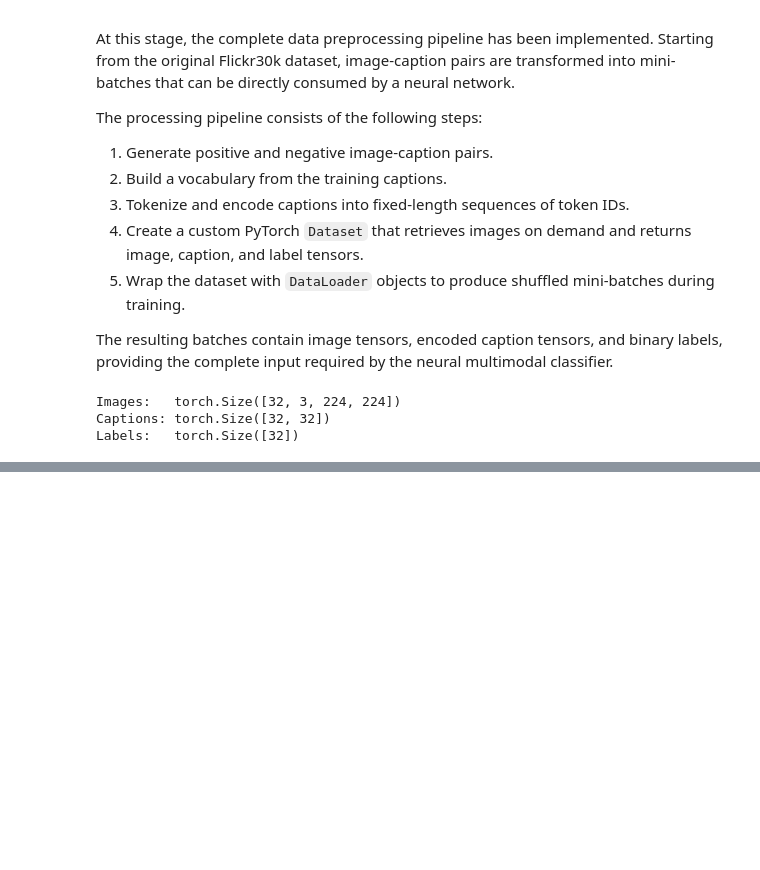
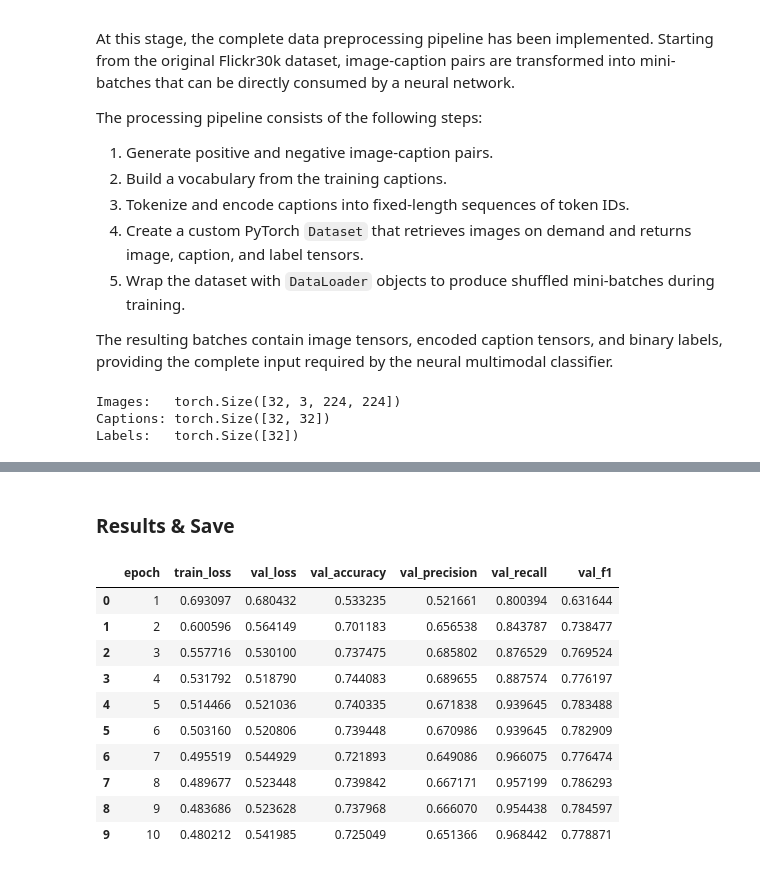
Before and after one commit to Maxstef/flickr30k-multimodal-retrieval, a Jupyter notebook: notebooks/04_neural_multimodal_classifier.ipynb, the cells around one changed output, grey strips where cells are left out. Cells and saved outputs as stored; diff of their text form; code cells hidden in the pictures; blank space fills up the shorter version.

```diff
--- a/notebooks/04_neural_multimodal_classifier.ipynb
+++ b/notebooks/04_neural_multimodal_classifier.ipynb
@@ -267,0 +368,14 @@ Labels:   torch.Size([32])
+# %%
+from torch.utils.data import DataLoader
+
+train_embedding_loader = DataLoader(
+    train_embedding_dataset,
+    batch_size=BATCH_SIZE,
+    shuffle=True,
+)
+
+val_embedding_loader = DataLoader(
+    val_embedding_dataset,
+    batch_size=BATCH_SIZE,
+    shuffle=False,
+)
@@ -267,0 +592,23 @@ Labels:   torch.Size([32])
+# %% [markdown]
+### Results & Save
+# %%
+history_df = pd.DataFrame(history)
+
+history_df.to_csv(
+    RESULTS_DIR / "frozen_resnet18_training_history.csv",
+    index=False,
+)
+
+history_df
+# %% [output]
+|  | epoch | train_loss | val_loss | val_accuracy | val_precision | val_recall | val_f1 |
+| 0 | 1 | 0.693097 | 0.680432 | 0.533235 | 0.521661 | 0.800394 | 0.631644 |
+| 1 | 2 | 0.600596 | 0.564149 | 0.701183 | 0.656538 | 0.843787 | 0.738477 |
+| 2 | 3 | 0.557716 | 0.530100 | 0.737475 | 0.685802 | 0.876529 | 0.769524 |
+| 3 | 4 | 0.531792 | 0.518790 | 0.744083 | 0.689655 | 0.887574 | 0.776197 |
+| 4 | 5 | 0.514466 | 0.521036 | 0.740335 | 0.671838 | 0.939645 | 0.783488 |
+| 5 | 6 | 0.503160 | 0.520806 | 0.739448 | 0.670986 | 0.939645 | 0.782909 |
+| 6 | 7 | 0.495519 | 0.544929 | 0.721893 | 0.649086 | 0.966075 | 0.776474 |
+| 7 | 8 | 0.489677 | 0.523448 | 0.739842 | 0.667171 | 0.957199 | 0.786293 |
+| 8 | 9 | 0.483686 | 0.523628 | 0.737968 | 0.666070 | 0.954438 | 0.784597 |
+| 9 | 10 | 0.480212 | 0.541985 | 0.725049 | 0.651366 | 0.968442 | 0.778871 |
```
Also changed, not shown: parts of 49 cells of this notebook, 6 other files.
